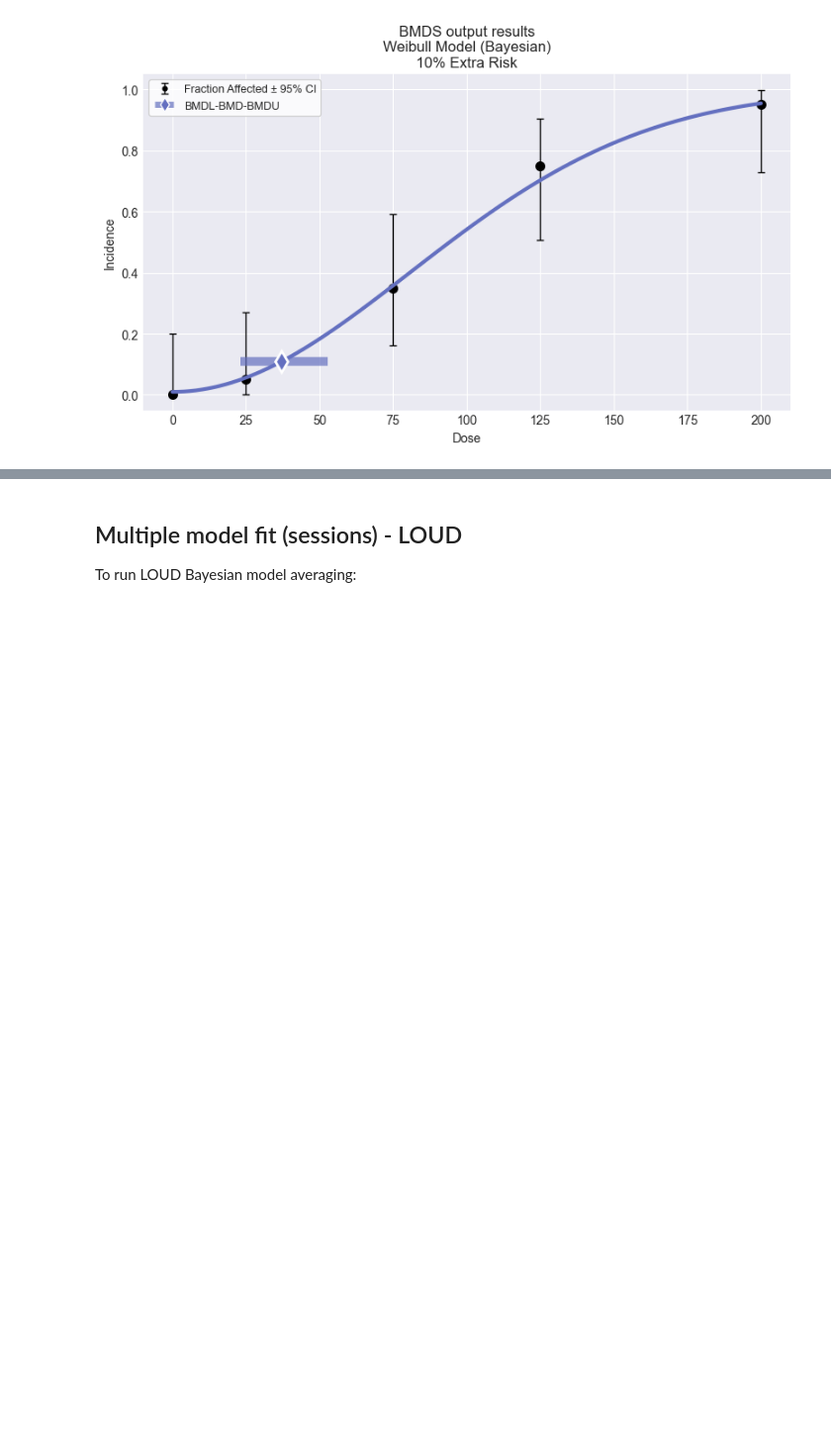
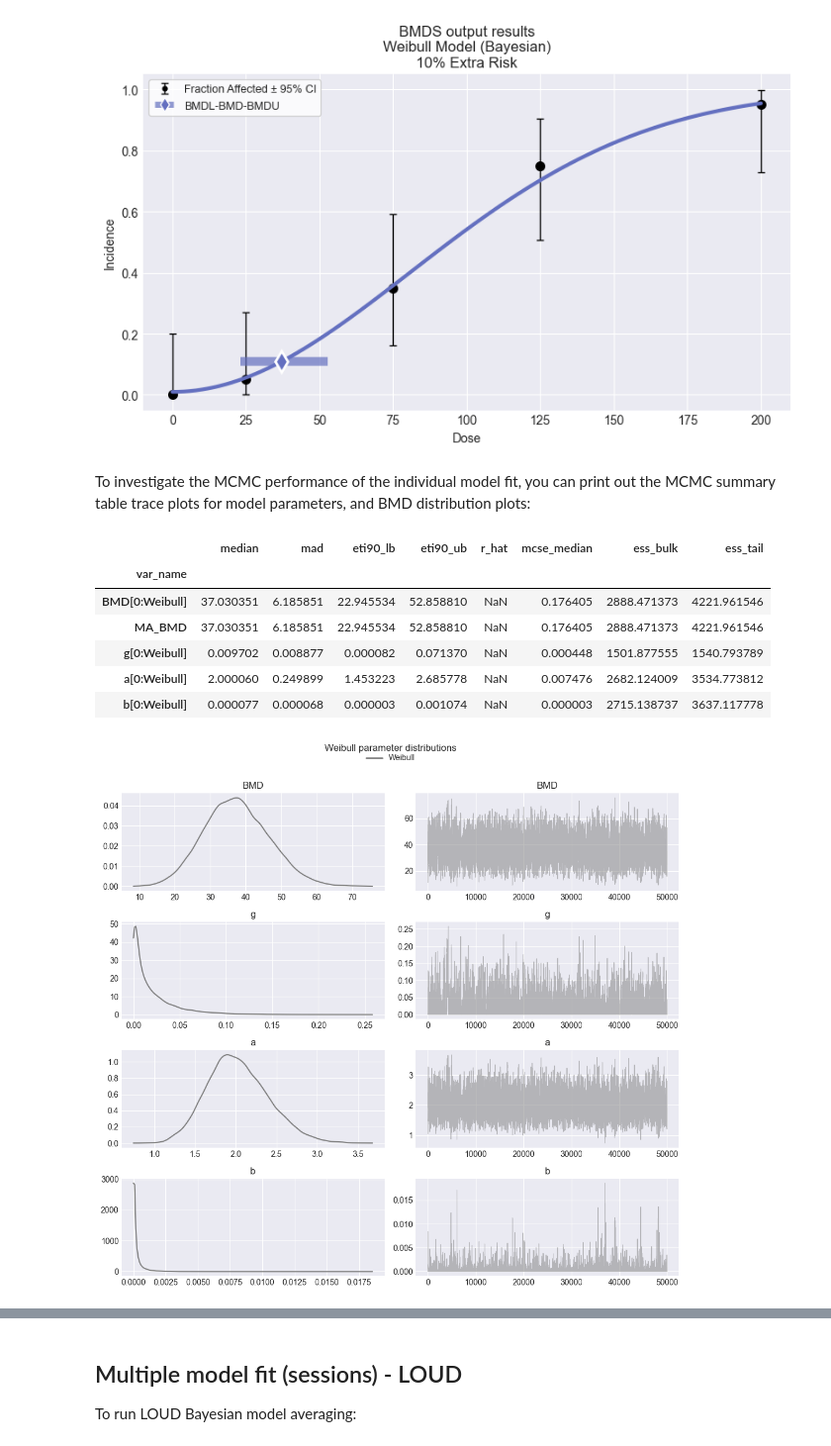
Before and after one commit to USEPA/BMDS, a Jupyter notebook: docs/source/recipes/dichotomous_ma.ipynb, the cells around one changed output, grey strips where cells are left out. Shown at 99% size. Drawn from its saved outputs; the diff is of its cells as text; code cells hidden in the pictures; blank space fills up the shorter version.

```diff
--- a/docs/source/recipes/dichotomous_ma.ipynb
+++ b/docs/source/recipes/dichotomous_ma.ipynb
@@ -63,3 +63,26 @@ Posterior Weight: 1.0
 Model-specific BMD values shown above are taken from the LOUD
 model averaging result for this model.
 [figure]
+# %% [markdown]
+To investigate the MCMC performance of the individual model fit, you can print out the MCMC summary table trace plots for model parameters, and BMD distribution plots:
+# %%
+from pybmds.plotting.LOUD import get_model_average_figures
+from IPython.display import display
+
+figs = get_model_average_figures(session, n_chains=1, compressed=True)
+
+# Overall MCMC summary across BMD/MA_BMD and parameters
+display(figs["multi_summary"])
+
+# Show trace plots for all parameters
+for group in figs["parameter_groups"]:
+    display(group["trace_figure"])
+# %% [output]
+|  | median | mad | eti90_lb | eti90_ub | r_hat | mcse_median | ess_bulk | ess_tail |
+| var_name |  |  |  |  |  |  |  |  |
+| BMD[0:Weibull] | 37.030351 | 6.185851 | 22.945534 | 52.858810 | NaN | 0.176405 | 2888.471373 | 4221.961546 |
+| MA_BMD | 37.030351 | 6.185851 | 22.945534 | 52.858810 | NaN | 0.176405 | 2888.471373 | 4221.961546 |
+| g[0:Weibull] | 0.009702 | 0.008877 | 0.000082 | 0.071370 | NaN | 0.000448 | 1501.877555 | 1540.793789 |
+| a[0:Weibull] | 2.000060 | 0.249899 | 1.453223 | 2.685778 | NaN | 0.007476 | 2682.124009 | 3534.773812 |
+| b[0:Weibull] | 0.000077 | 0.000068 | 0.000003 | 0.001074 | NaN | 0.000003 | 2715.138737 | 3637.117778 |
+[figure, added]
```
Also changed, not shown: parts of 9 cells of this notebook, 1 other file.
